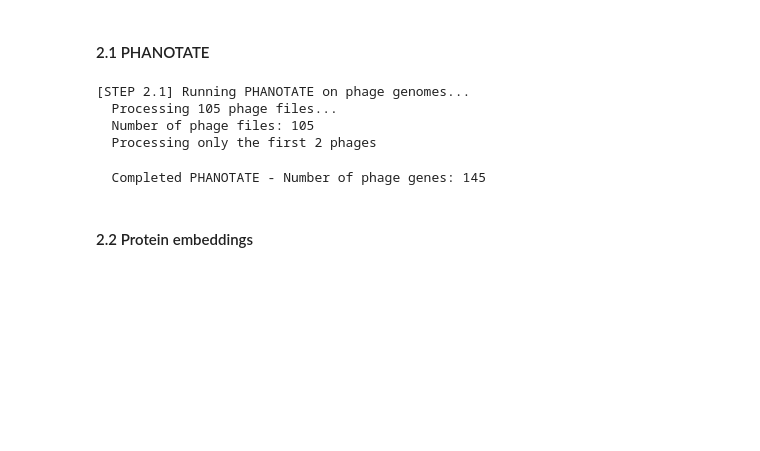
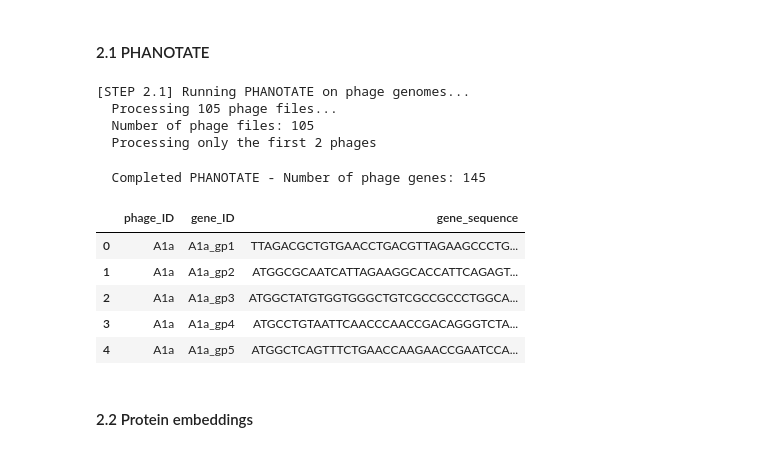
Before and after one commit to eliottvalette/PhageHostLearn, a Jupyter notebook: code/phagehostlearn_training_eliott.ipynb, the cells around one changed output. Drawn from its saved outputs; the diff is of its cells as text; code cells hidden in the pictures; blank space fills up the shorter version.

```diff
--- a/code/phagehostlearn_training_eliott.ipynb
+++ b/code/phagehostlearn_training_eliott.ipynb
@@ -129,13 +156,21 @@ def phanotate_processing(general_path, phage_genomes_path, phanotate_path, data_
 # %%
 print("\n[STEP 2.1] Running PHANOTATE on phage genomes...")
-phage_genomes_path = os.path.join(general_path, 'phages_genomes')
+phage_genomes_path = '../data/phages_genomes'
 phanotate_path = '/Users/eliottvalette/Documents/Clones/PhageHostLearn/.venv/bin/phanotate.py'
-phanotate_processing(general_path, phage_genomes_path, phanotate_path, data_suffix=data_suffix, num_phages=2)
+output_path = '../data/phage_genes.csv'
+genebase_df = phanotate_processing(phage_genomes_path, phanotate_path, output_path, num_phages=2)
+genebase_df.head()
 # %% [output]
 [STEP 2.1] Running PHANOTATE on phage genomes...
   Processing 105 phage files...
   Number of phage files: 105
   Processing only the first 2 phages
   Completed PHANOTATE - Number of phage genes: 145
+|  | phage_ID | gene_ID | gene_sequence |
+| 0 | A1a | A1a_gp1 | TTAGACGCTGTGAACCTGACGTTAGAAGCCCTG... |
+| 1 | A1a | A1a_gp2 | ATGGCGCAATCATTAGAAGGCACCATTCAGAGT... |
+| 2 | A1a | A1a_gp3 | ATGGCTATGTGGTGGGCTGTCGCCGCCCTGGCA... |
+| 3 | A1a | A1a_gp4 | ATGCCTGTAATTCAACCCAACCGACAGGGTCTA... |
+| 4 | A1a | A1a_gp5 | ATGGCTCAGTTTCTGAACCAAGAACCGAATCCA... |
 # %% [markdown]
 #### 2.2 Protein embeddings
```
Also changed, not shown: parts of 10 cells of this notebook, 3 other files.
